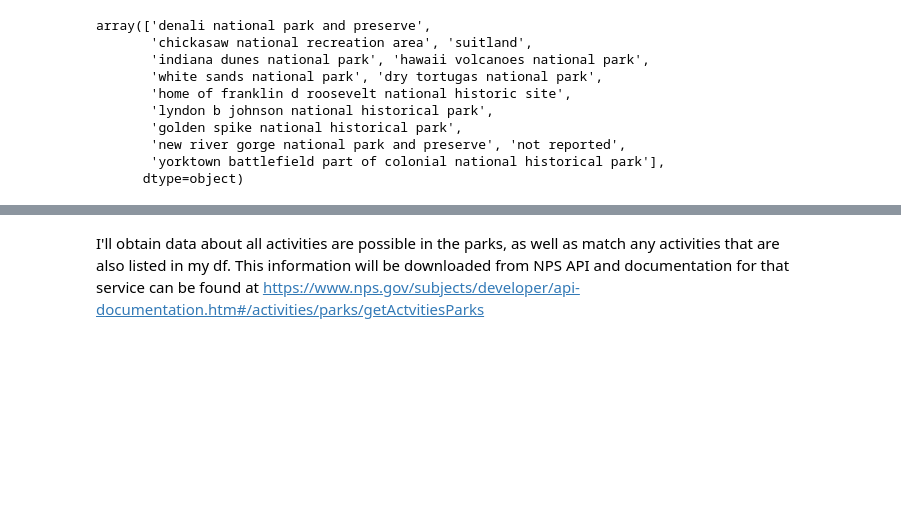
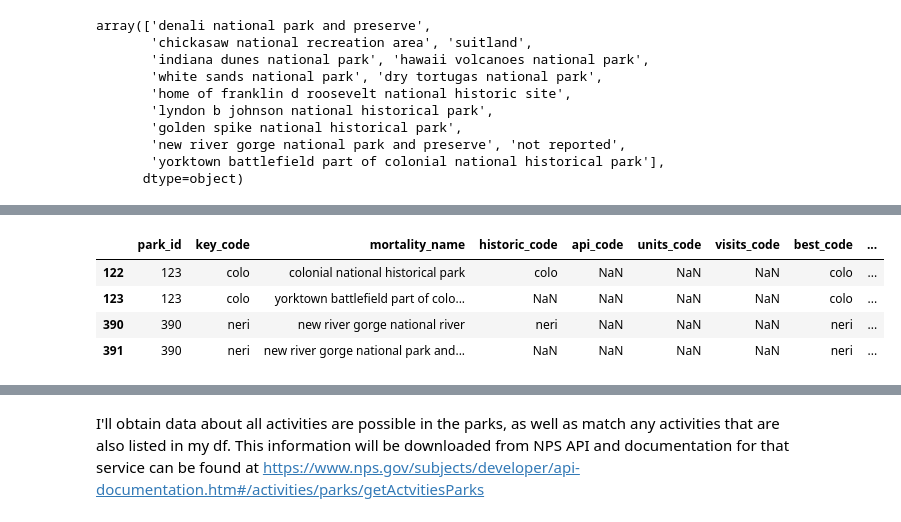
Before and after one commit to jeccalong/NPS_Mortality_Analysis, a Jupyter notebook: Notebooks/aquisitionAndCleaning.ipynb, the cells around one changed output, grey strips where cells are left out. Drawn from its saved outputs; the diff is of its cells as text; code cells hidden in the pictures; blank space fills up the shorter version.

```diff
--- a/Notebooks/aquisitionAndCleaning.ipynb
+++ b/Notebooks/aquisitionAndCleaning.ipynb
@@ -1467,0 +1520,9 @@ array(['denali national park and preserve',
+# %%
+df_code_key["best_code"] = (
+    df_code_key["visits_code"]
+    .fillna(df_code_key["api_code"])
+    .fillna(df_code_key["units_code"])
+    .fillna(df_code_key["historic_code"])
+)
+
+df_code_key.head()
@@ -1467,0 +1611,13 @@ array(['denali national park and preserve',
+# %%
+# Add a column with the mapped codes
+df_code_key['mapped_code'] = df_code_key['mortality_name'].map(missing_park_map)
+
+# Fill in best_code where missing using the manual mapping
+df_code_key['best_code'] = df_code_key['best_code'].fillna(df_code_key['mapped_code'])
+
+# Drop the temporary column
+df_code_key = df_code_key.drop('mapped_code', axis=1)
+
+# Check results
+print(f"Still missing codes: {df_code_key['best_code'].isna().sum()}")
+df_code_key[df_code_key['mortality_name'].isin(missing_park_map.keys())][['mortality_name', 'best_code']].drop_duplicates()
@@ -1467,0 +1659,4 @@ array(['denali national park and preserve',
+# %%
+df_code_key = df_code_key[df_code_key["best_code"].notna()].reset_index(drop=True)
+
+df_code_key.info()
@@ -1467,0 +1683,9 @@ array(['denali national park and preserve',
+# %%
+df_code_key = df_all_codes.merge(
+    df_code_key,
+    how="left",
+    left_on="key_code",
+    right_on="best_code"
+)
+
+df_code_key.head(1)
@@ -1467,0 +1714,8 @@ array(['denali national park and preserve',
+# %%
+df_code_key[df_code_key["key_code"].duplicated(keep=False)]
+# %% [output]
+|  | park_id | key_code | mortality_name | historic_code | api_code | units_code | visits_code | best_code | ... |
+| 122 | 123 | colo | colonial national historical park | colo | NaN | NaN | NaN | colo | ... |
+| 123 | 123 | colo | yorktown battlefield part of colo... | NaN | NaN | NaN | NaN | colo | ... |
+| 390 | 390 | neri | new river gorge national river | neri | NaN | NaN | NaN | neri | ... |
+| 391 | 390 | neri | new river gorge national park and... | NaN | NaN | NaN | NaN | neri | ... |
```
Also changed, not shown: parts of 91 cells of this notebook, 1 other file.
